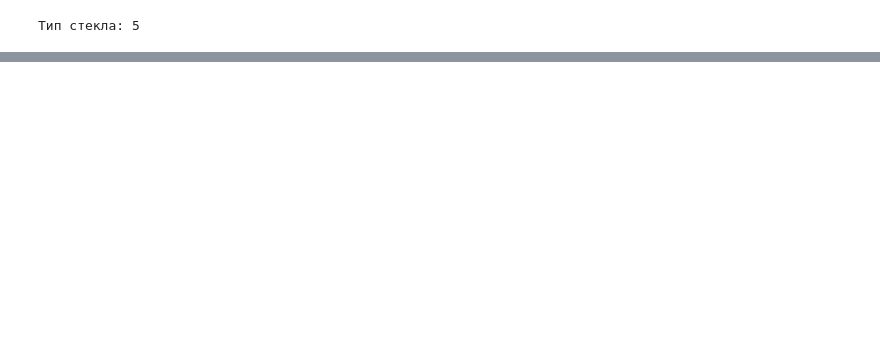
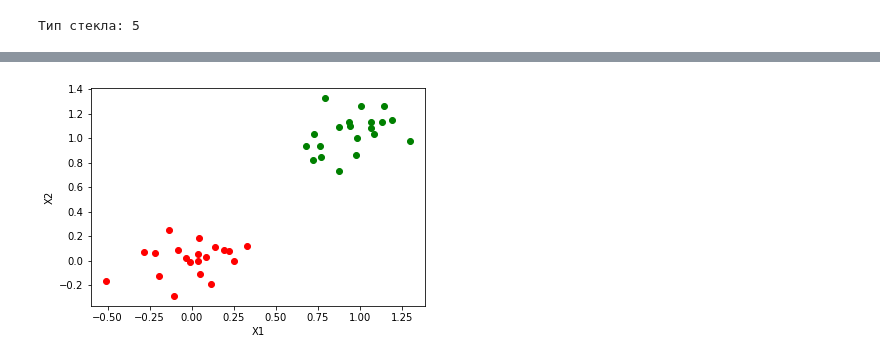
Before and after one commit to dumaevrinat/machine_learning_labs, a Jupyter notebook: Lab 1 Classification.ipynb, the cells around one changed output, grey strips where cells are left out. Cells and saved outputs as stored; diff of their text form; code cells hidden in the pictures; blank space fills up the shorter version.

```diff
--- a/Lab 1 Classification.ipynb
+++ b/Lab 1 Classification.ipynb
@@ -296,0 +329,6 @@ print('Тип стекла:', result_predict[0])
+# %%
+data_svm = pd.read_csv('lab1_files/svmdata_a.txt', sep='\t')
+data_svm.Color = data_svm.Color.map({'red': 1, 'green': 0})
+data_svm_test = pd.read_csv('lab1_files/svmdata_a_test.txt', sep='\t')
+data_svm_test.Color = data_svm_test.Color.map({'red': 1, 'green': 0})
+data_svm_test
@@ -296,0 +353,13 @@ print('Тип стекла:', result_predict[0])
+# %%
+fig, axes = plt.subplots()
+axes.scatter(data_svm_test[data_svm_test['Color'] == 0]['X1'],
+          data_svm_test[data_svm_test['Color'] == 0]['X2'],
+          c='g')
+axes.scatter(data_svm_test[data_svm_test['Color'] == 1]['X1'],
+          data_svm_test[data_svm_test['Color'] == 1]['X2'],
+          c='r')
+axes.set_ylabel('X2')
+axes.set_xlabel('X1')
+plt.show()
+# %% [output]
+[figure, added]
```
Also changed, not shown: parts of 14 cells of this notebook.
